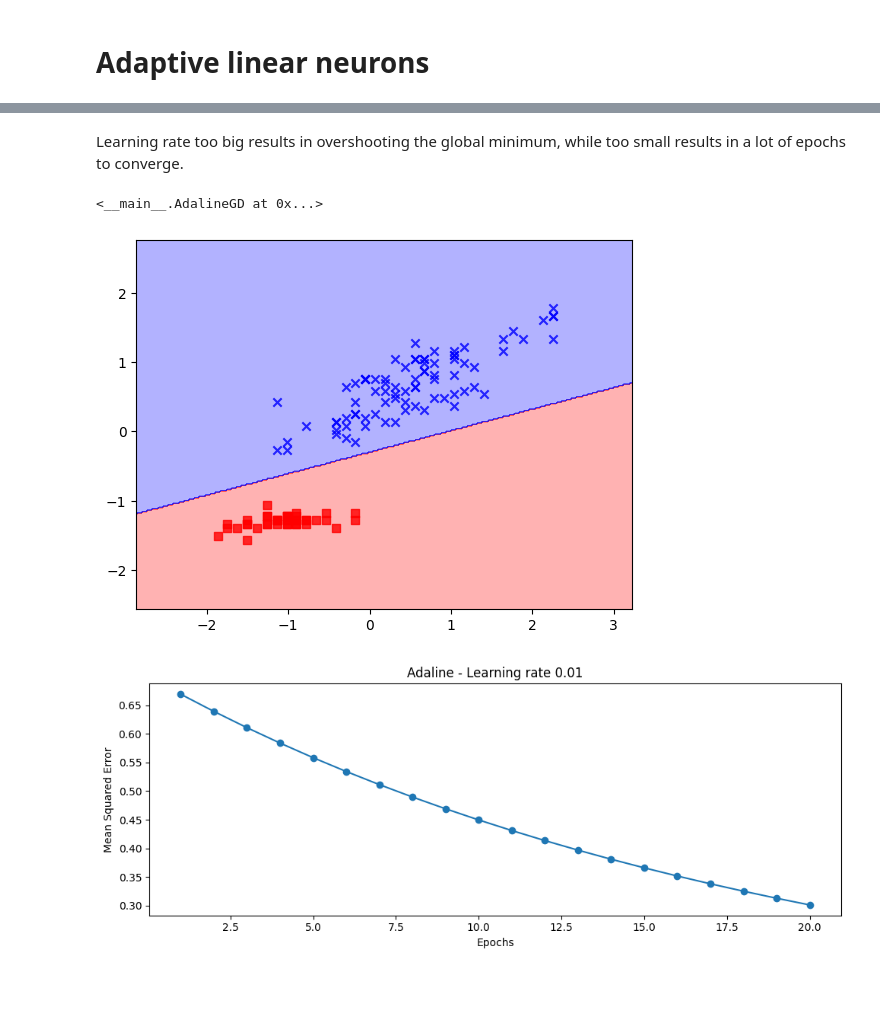
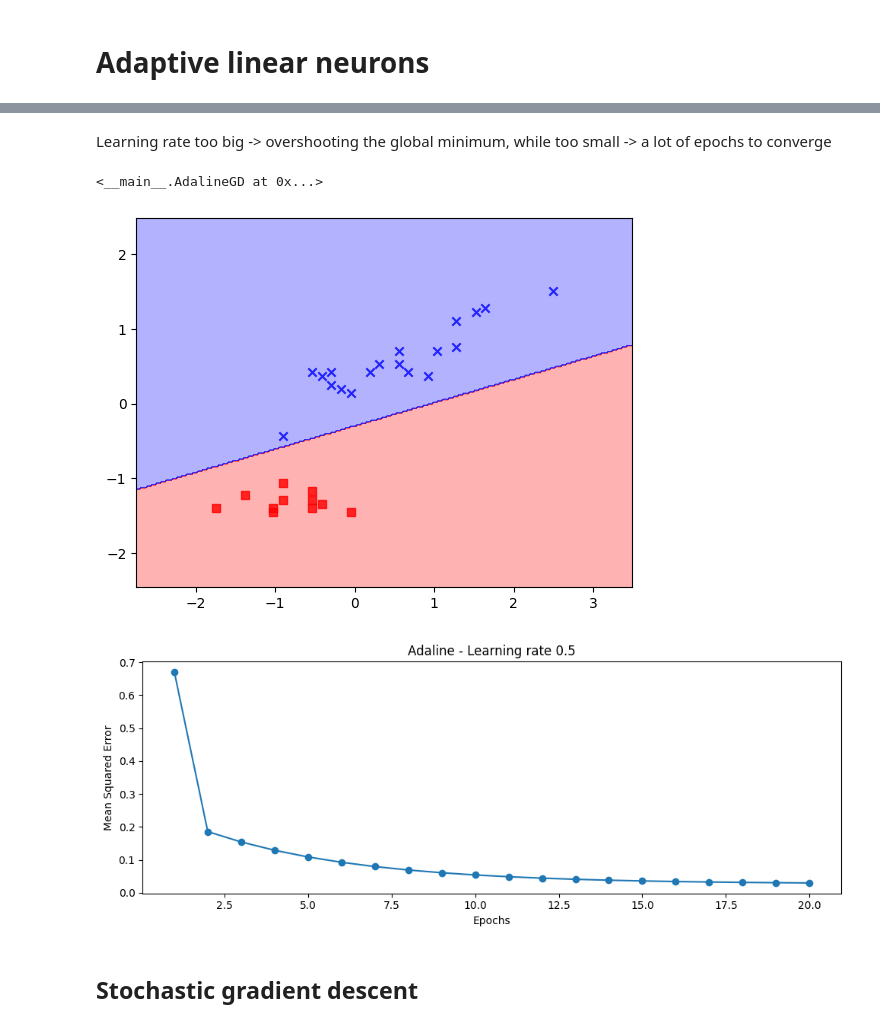
Before and after one commit to hieundx/ML-pytorch-sklearn, a Jupyter notebook: chapter 2/perceptron.ipynb, the cells around one changed output, grey strips where cells are left out. Drawn from its saved outputs; the diff is of its cells as text; code cells hidden in the pictures; blank space fills up the shorter version.

```diff
--- a/chapter 2/perceptron.ipynb
+++ b/chapter 2/perceptron.ipynb
@@ -237,5 +237,5 @@ def plot_adaline_learning_rates(X, y, Model, learning_rates, n_iter=15, figsize=
 
 # Usage
 learning_rates = [0.1, 1e-4]
-plot_adaline_learning_rates(X, y, AdalineGD, learning_rates)
+plot_adaline_learning_rates(X_train, y_train, AdalineGD, learning_rates)
 # %% [output]
@@ -243,23 +242,0 @@ plot_adaline_learning_rates(X, y, AdalineGD, learning_rates)
-# %%
-import matplotlib.pyplot as plt
-import numpy as np
-
-# extract text labes
-y = df.iloc[:, 4].values
-print('Text labels:', np.unique(y))
-
-# convert to integer labels
-y = np.where(y == 'Iris-setosa', 0, 1)
-
-# extract features (1st and 3rd column)
-X = df.iloc[:, [0, 2]].values
-
-df_setosa = df[df['Species'] == 'Iris-setosa']
-df_versicolor = df[df['Species'] == 'Iris-versicolor']
-
-plt.scatter(df_setosa['SepalLengthCm'], df_setosa['PetalLengthCm'], color='red', marker='o', label='setosa')
-plt.scatter(df_versicolor['SepalLengthCm'], df_versicolor['PetalLengthCm'], color='blue', marker='s', label='versicolor')
-plt.xlabel('sepal length [cm]')
-plt.ylabel('petal length [cm]')
-plt.legend(loc='upper left')
-plt.show()
@@ -269,24 +243,26 @@ Text labels: ['Iris-setosa' 'Iris-versicolor' 'Iris-virginica']
 # %% [markdown]
-Learning rate too big results in overshooting the global minimum, while too small results in a lot of epochs to converge.
+Learning rate too big -> overshooting the global minimum, while too small -> a lot of epochs to converge
 # %%
 X_std = np.copy(X)
 X_std[:, 0] = (X[:, 0] - X[:, 0].mean()) / X[:, 0].std()
 X_std[:, 1] = (X[:, 1] - X[:, 1].mean()) / X[:, 1].std()
 
-X_train, X_test, y_train, y_test = train_test_split(X_std, y, test_size=0.2, random_state=1)
+X_train_std, X_test_std, y_train_std, y_test_std = train_test_split(X_std, y, test_size=0.2, random_state=1)
 # %%
 ada_gd  = AdalineGD(n_iter=20, eta=0.5)
-ada_gd.fit(X_train, y_train)
+ada_gd.fit(X_train_std, y_train_std)
 # %% [output]
 <__main__.AdalineGD at 0x...>
 # %%
-plot_decision_regions(X_train, y_train, classifier=ada_gd)
+plot_decision_regions(X_test_std, y_test_std, classifier=ada_gd)
 # %% [output]
-[figure, old version]
+[figure, new version]
 # %%
-plot_adaline_learning_rates(X_train, y_train, AdalineGD, learning_rates=[0.01], n_iter=20)
+plot_adaline_learning_rates(X_train_std, y_train_std, AdalineGD, learning_rates=[0.5], n_iter=20)
 # %% [output]
-[figure, old version]
+[figure, new version]
+# %% [markdown]
+## Stochastic gradient descent
 # %%
 import numpy as np
 
```
Also changed, not shown: parts of 7 cells of this notebook.
